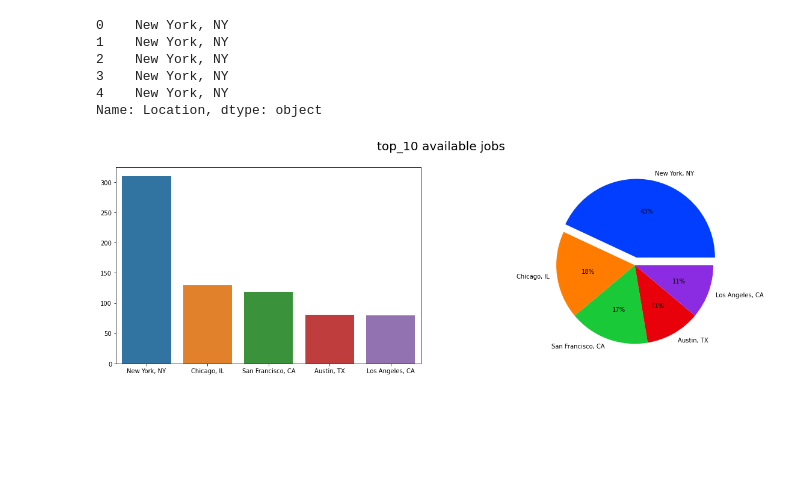
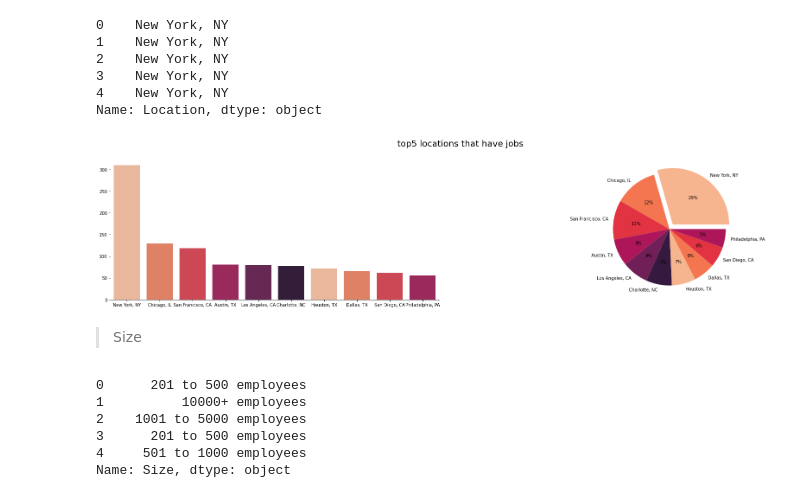
Before and after one commit to ahmed-2001M/Epsilon, a Jupyter notebook: data analysis salaries/fun.ipynb, the cells around one changed output. Drawn from its saved outputs; the diff is of its cells as text; code cells hidden in the pictures; blank space fills up the shorter version.

Commit message:
update visualization and continuous univariate analysis

```diff
--- a/data analysis salaries/fun.ipynb
+++ b/data analysis salaries/fun.ipynb
@@ -19,7 +18,7 @@ import numpy as np
 # %% [markdown]
 <center><h3>import and Explor data<center/>
 # %%
-df = pd.read_csv(r'D:\Epsilon\New folder\DataAnalyst.csv')
+df = pd.read_csv(r'D:\Epsilon\data analysis salaries\DataAnalyst.csv')
 # %%
 df.head()
 # %% [output]
@@ -322,14 +372,28 @@ df['Location'].head()
 3    New York, NY
 4    New York, NY
 Name: Location, dtype: object
+# %%
+count = df['Location'].value_counts().head(10)
 # %%
-fig,ax = plt.subplots(1,2,figsize=(20,6))
-sns.barplot(x = count.index , y = count.values,ax=ax[0])
-palette_color = sns.color_palette('bright')
-explode = [0.1 , 0, 0, 0, 0 ]
+fig,ax = plt.subplots(1,2,figsize=(30,6))
+palette_color = sns.color_palette('rocket_r')
+sns.despine(left=True)
+sns.barplot(x = count.index , y = count.values,palette=palette_color,ax=ax[0])
+explode = [0.1 ,0 ,0 ,0 ,0 ,0 ,0 ,0 ,0 ,0 ]
 ax[1].pie(data = count ,x= count.values ,labels= count.index , colors=palette_color, explode=explode, autopct='%.0f%%')
 # sns.boxplot(y=df['Age'],ax=ax[2])
 plt.suptitle("top5 locations that have jobs",size=20)
 plt.show()
 # %% [output]
-[figure, old version]
+[figure, new version]
+# %% [markdown]
+> Size
+# %%
+df['Size'].head()
+# %% [output]
+0      201 to 500 employees
+1          10000+ employees
+2    1001 to 5000 employees
+3      201 to 500 employees
+4     501 to 1000 employees
+Name: Size, dtype: object
```
Also changed, not shown: parts of 40 cells of this notebook.
